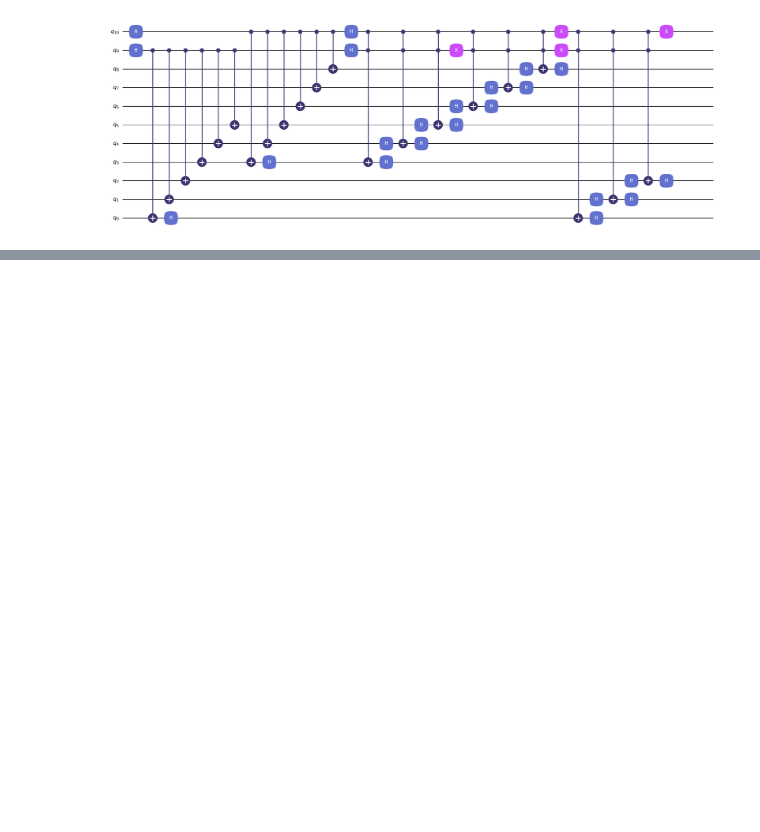
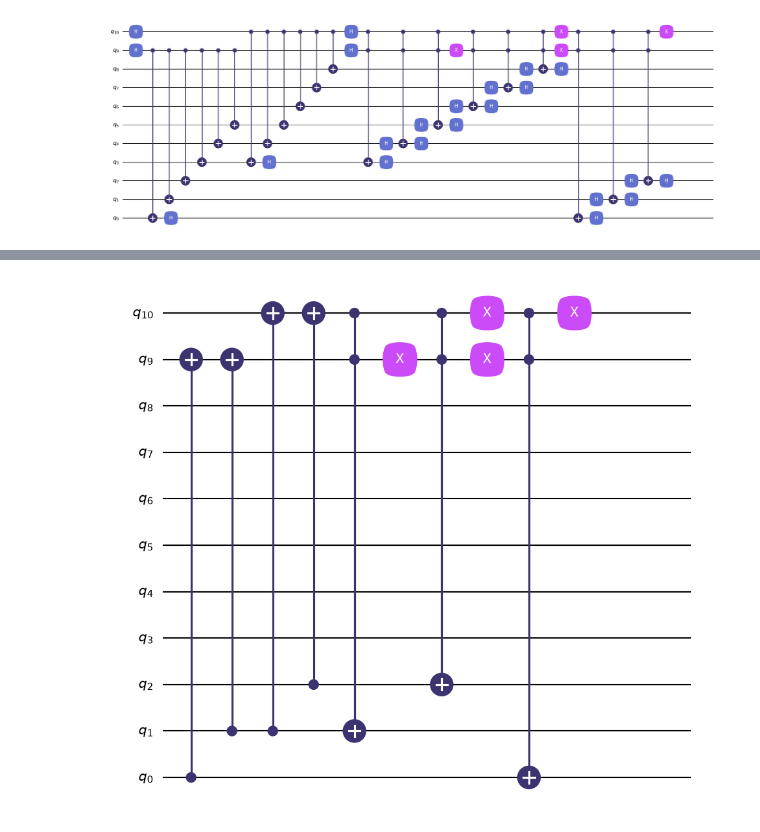
Before and after one commit to Al3xBarbe/Shor_9QBit, a Jupyter notebook: Shor_9QBit.ipynb, the cells around one changed output, grey strips where cells are left out. Cells and saved outputs as stored; diff of their text form; code cells hidden in the pictures; blank space fills up the shorter version.

```diff
--- a/Shor_9QBit.ipynb
+++ b/Shor_9QBit.ipynb
@@ -201,0 +191,19 @@ Quantum object: dims=[[2, 2, 2, 2, 2], [1]], shape=(32, 1), type='ket', dtype=De
+# %%
+qcorrbit012 = QubitCircuit(11, reverse_states=False)
+
+qcorrbit012.add_gate("CNOT", controls=[0], targets=[9])
+qcorrbit012.add_gate("CNOT", controls=[1], targets=[9])
+qcorrbit012.add_gate("CNOT", controls=[1], targets=[10])
+qcorrbit012.add_gate("CNOT", controls=[2], targets=[10])
+
+qcorrbit012.add_gate("TOFFOLI", controls=[9,10], targets=[1])
+qcorrbit012.add_gate("X", targets=[9])
+qcorrbit012.add_gate("TOFFOLI", controls=[9,10], targets=[2])
+qcorrbit012.add_gate("X", targets=[9])
+qcorrbit012.add_gate("X", targets=[10])
+qcorrbit012.add_gate("TOFFOLI", controls=[9,10], targets=[0])
+qcorrbit012.add_gate("X", targets=[10])
+
+qcorrbit012
+# %% [output]
+[figure, added]
```
Also changed, not shown: parts of 16 cells of this notebook, 1 other file.
